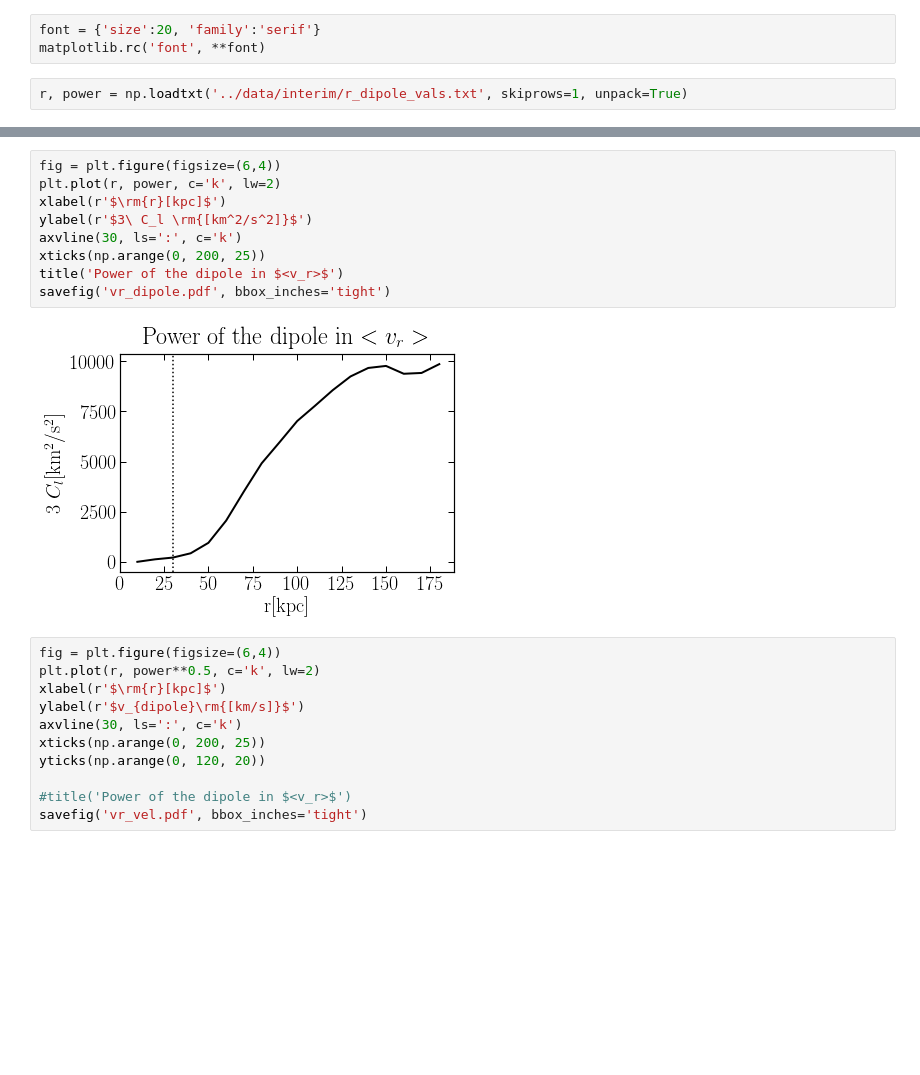
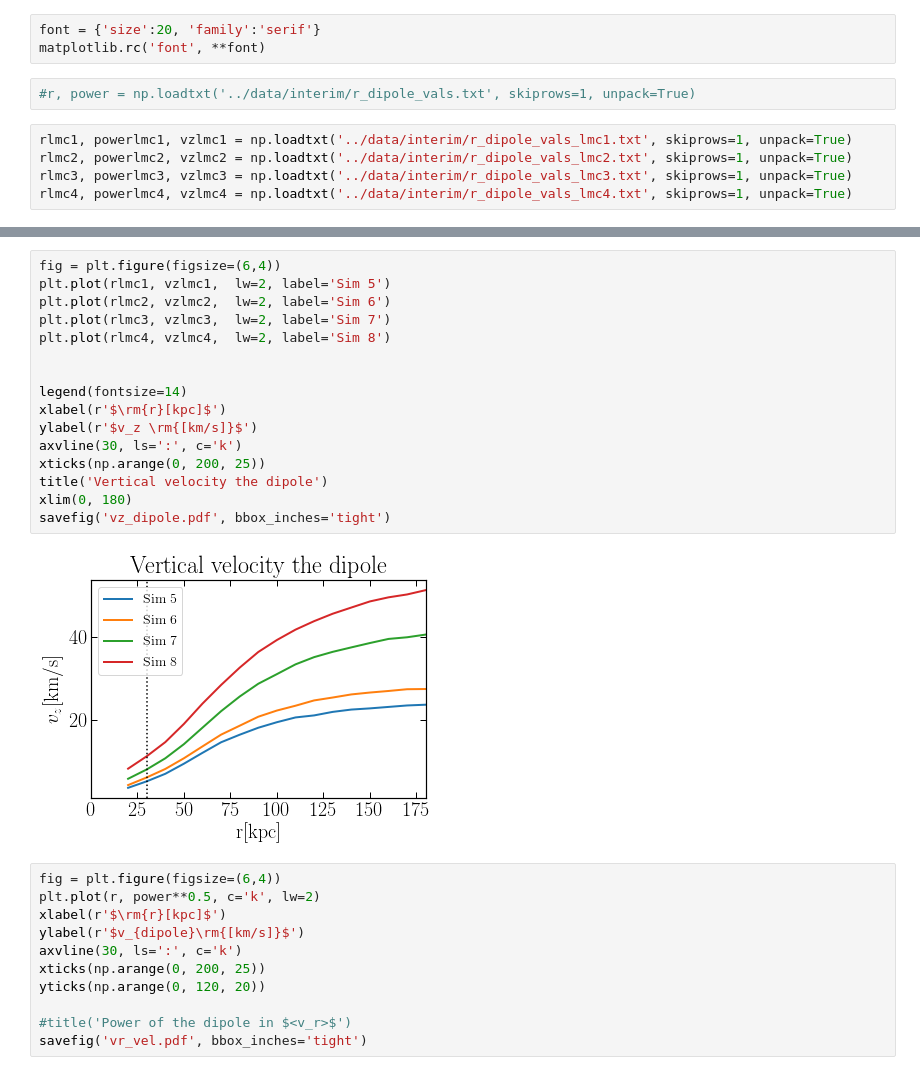
Before and after one commit to jngaravitoc/MW-LMC-SCF, a Jupyter notebook: notebooks/vr_power.ipynb, the cells around one changed output, grey strips where cells are left out. Saved outputs shown, nothing was run; the diff lists cells and outputs as text; blank space fills up the shorter version.

```diff
--- a/notebooks/vr_power.ipynb
+++ b/notebooks/vr_power.ipynb
@@ -6,4 +6,9 @@ Populating the interactive namespace from numpy and matplotlib
 font = {'size':20, 'family':'serif'}
 matplotlib.rc('font', **font)
 # %%
-r, power = np.loadtxt('../data/interim/r_dipole_vals.txt', skiprows=1, unpack=True)
+#r, power = np.loadtxt('../data/interim/r_dipole_vals.txt', skiprows=1, unpack=True)
+# %%
+rlmc1, powerlmc1, vzlmc1 = np.loadtxt('../data/interim/r_dipole_vals_lmc1.txt', skiprows=1, unpack=True)
+rlmc2, powerlmc2, vzlmc2 = np.loadtxt('../data/interim/r_dipole_vals_lmc2.txt', skiprows=1, unpack=True)
+rlmc3, powerlmc3, vzlmc3 = np.loadtxt('../data/interim/r_dipole_vals_lmc3.txt', skiprows=1, unpack=True)
+rlmc4, powerlmc4, vzlmc4 = np.loadtxt('../data/interim/r_dipole_vals_lmc4.txt', skiprows=1, unpack=True)
@@ -10,14 +35,21 @@ r, power = np.loadtxt('../data/interim/r_dipole_vals.txt', skiprows=1, unpack=Tr
 # %%
 fig = plt.figure(figsize=(6,4))
-plt.plot(r, power, c='k', lw=2)
+plt.plot(rlmc1, vzlmc1,  lw=2, label='Sim 5')
+plt.plot(rlmc2, vzlmc2,  lw=2, label='Sim 6')
+plt.plot(rlmc3, vzlmc3,  lw=2, label='Sim 7')
+plt.plot(rlmc4, vzlmc4,  lw=2, label='Sim 8')
+
+
+legend(fontsize=14)
 xlabel(r'$\rm{r}[kpc]$')
-ylabel(r'$3\ C_l \rm{[km^2/s^2]}$')
+ylabel(r'$v_z \rm{[km/s]}$')
 axvline(30, ls=':', c='k')
 xticks(np.arange(0, 200, 25))
-title('Power of the dipole in $<v_r>$')
-savefig('vr_dipole.pdf', bbox_inches='tight')
+title('Vertical velocity the dipole')
+xlim(0, 180)
+savefig('vz_dipole.pdf', bbox_inches='tight')
 # %% [output]
-[figure, old version]
+[figure, new version]
 # %%
 fig = plt.figure(figsize=(6,4))
 plt.plot(r, power**0.5, c='k', lw=2)
```
Also changed, not shown: parts of 1 cell of this notebook.
